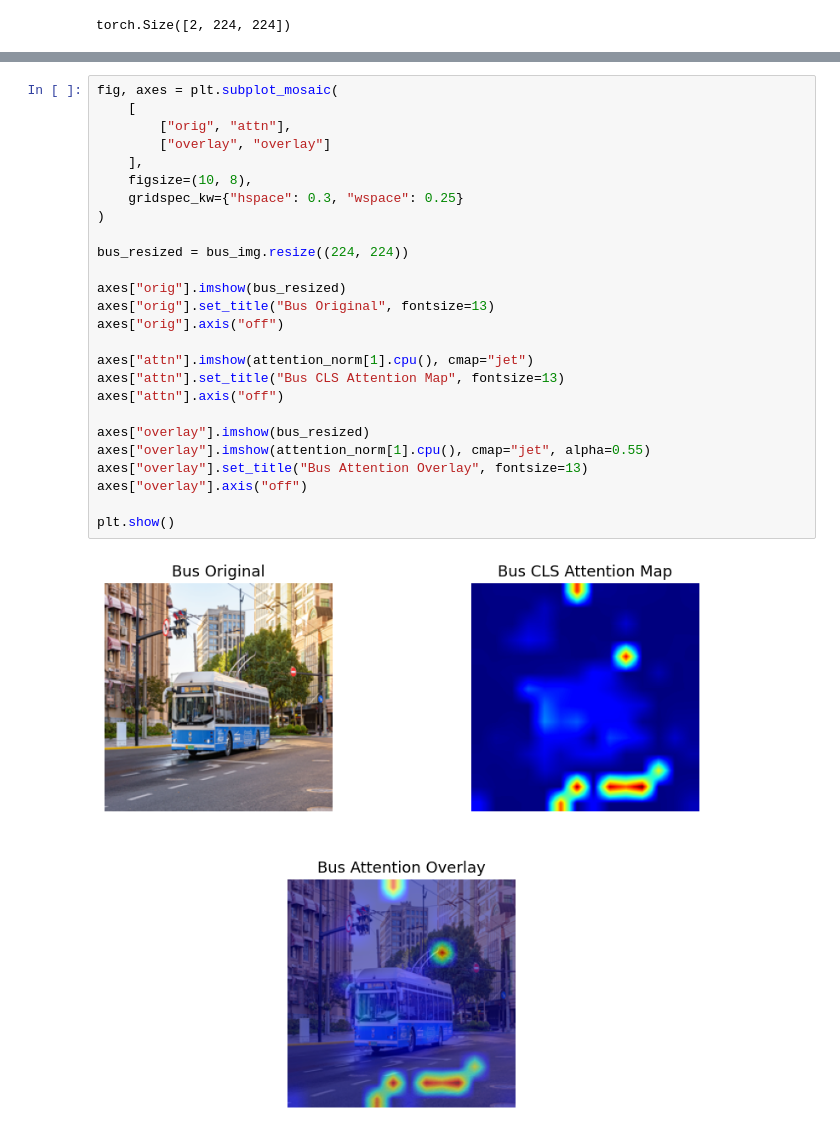
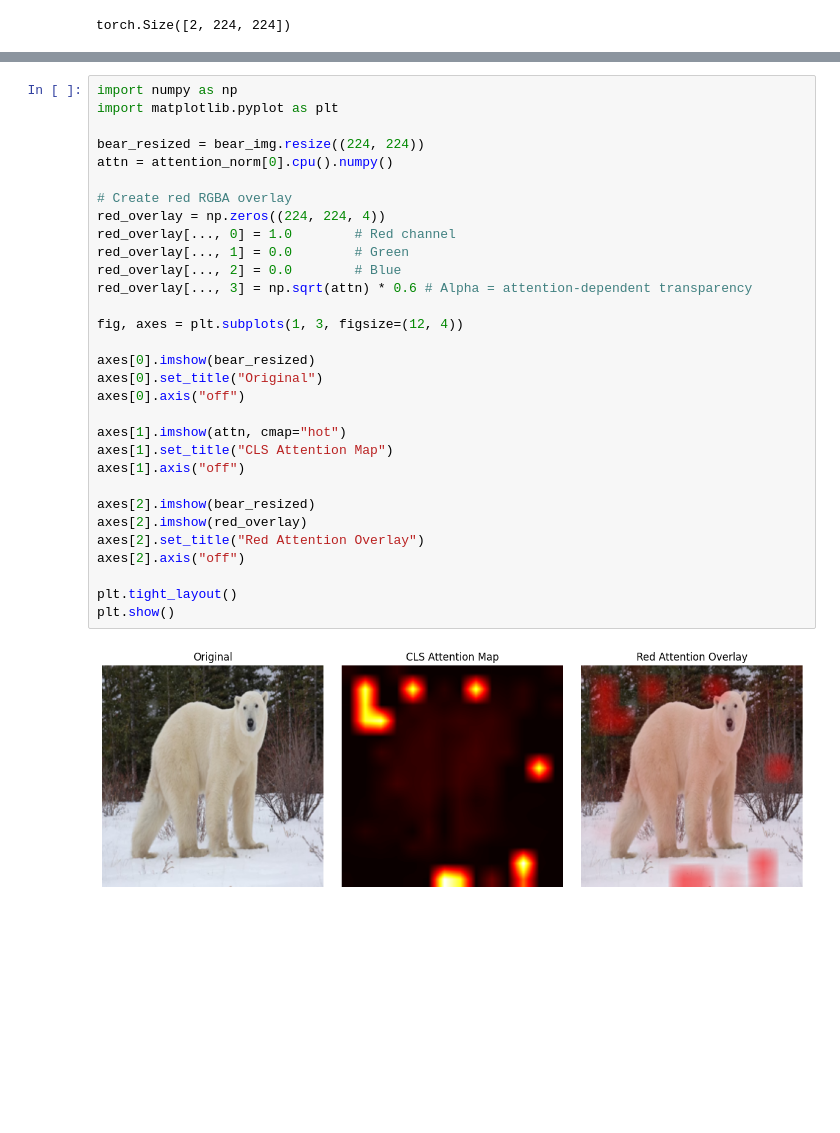
Before and after one commit to Zeeba1705/atml_PA0, a Jupyter notebook: Task2_ViT.ipynb, the cells around one changed output, grey strips where cells are left out. Saved outputs shown, nothing was run; the diff lists cells and outputs as text; blank space fills up the shorter version.

Commit message:
changed overlap to semi-transparent red, and colour scheme for the attention maps. Also visualised attention maps for 4 different heads for both images.

```diff
--- a/Task2_ViT.ipynb
+++ b/Task2_ViT.ipynb
@@ -230,28 +204,33 @@ plt.show()
-# %%
-fig, axes = plt.subplot_mosaic(
-    [
-        ["orig", "attn"],
-        ["overlay", "overlay"]
-    ],
-    figsize=(10, 8),
-    gridspec_kw={"hspace": 0.3, "wspace": 0.25}
-)
-
-bus_resized = bus_img.resize((224, 224))
-
-axes["orig"].imshow(bus_resized)
-axes["orig"].set_title("Bus Original", fontsize=13)
-axes["orig"].axis("off")
-
-axes["attn"].imshow(attention_norm[1].cpu(), cmap="jet")
-axes["attn"].set_title("Bus CLS Attention Map", fontsize=13)
-axes["attn"].axis("off")
-
-axes["overlay"].imshow(bus_resized)
-axes["overlay"].imshow(attention_norm[1].cpu(), cmap="jet", alpha=0.55)
-axes["overlay"].set_title("Bus Attention Overlay", fontsize=13)
-axes["overlay"].axis("off")
-
-plt.show()
-# %% [output]
-[figure, removed]
+# %%
+import numpy as np
+import matplotlib.pyplot as plt
+
+bear_resized = bear_img.resize((224, 224))
+attn = attention_norm[0].cpu().numpy()
+
+# Create red RGBA overlay
+red_overlay = np.zeros((224, 224, 4))
+red_overlay[..., 0] = 1.0        # Red channel
+red_overlay[..., 1] = 0.0        # Green
+red_overlay[..., 2] = 0.0        # Blue
+red_overlay[..., 3] = np.sqrt(attn) * 0.6 # Alpha = attention-dependent transparency
+
+fig, axes = plt.subplots(1, 3, figsize=(12, 4))
+
+axes[0].imshow(bear_resized)
+axes[0].set_title("Original")
+axes[0].axis("off")
+
+axes[1].imshow(attn, cmap="hot")
+axes[1].set_title("CLS Attention Map")
+axes[1].axis("off")
+
+axes[2].imshow(bear_resized)
+axes[2].imshow(red_overlay)
+axes[2].set_title("Red Attention Overlay")
+axes[2].axis("off")
+
+plt.tight_layout()
+plt.show()
+# %% [output]
+[figure, added]
```
Also changed, not shown: parts of 5 cells of this notebook.
